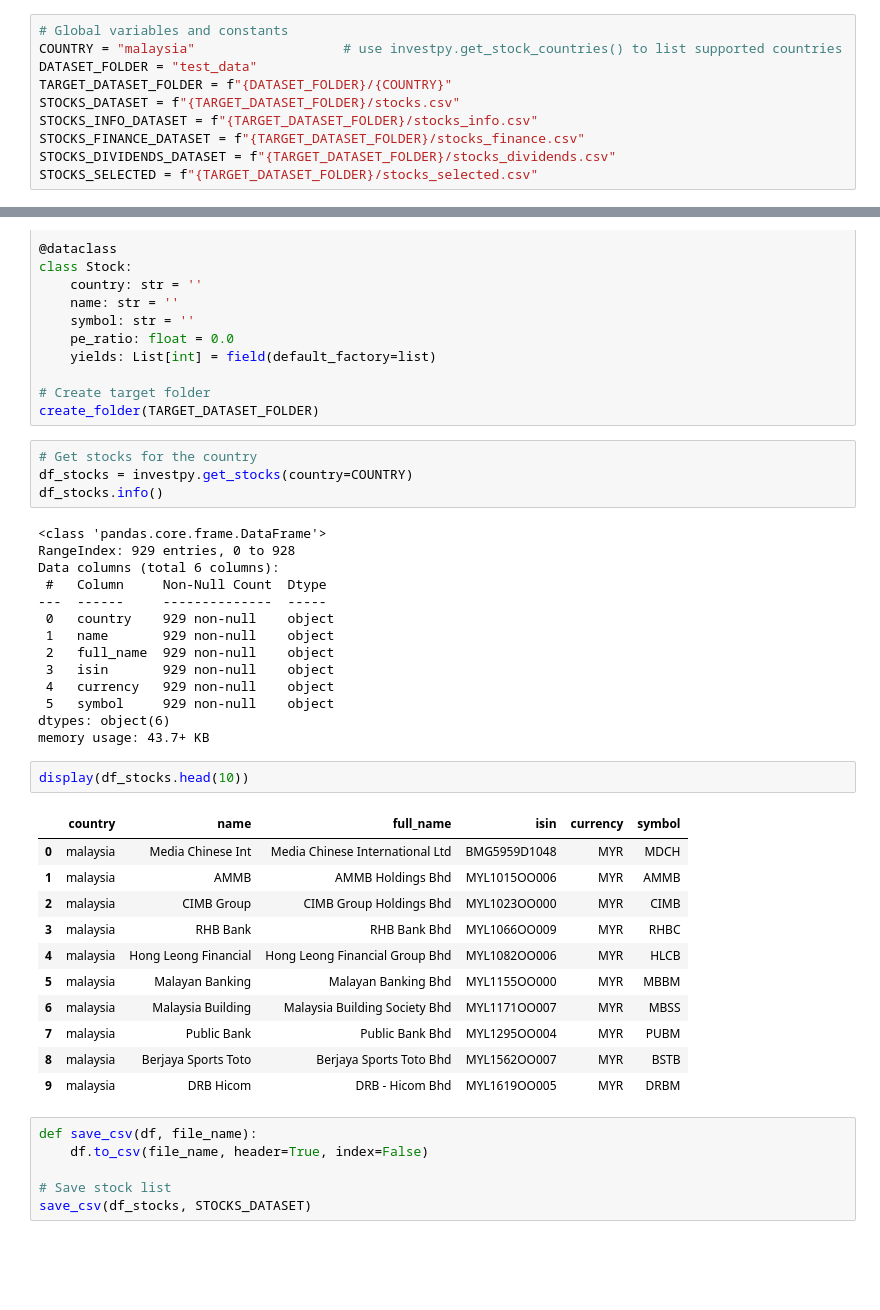
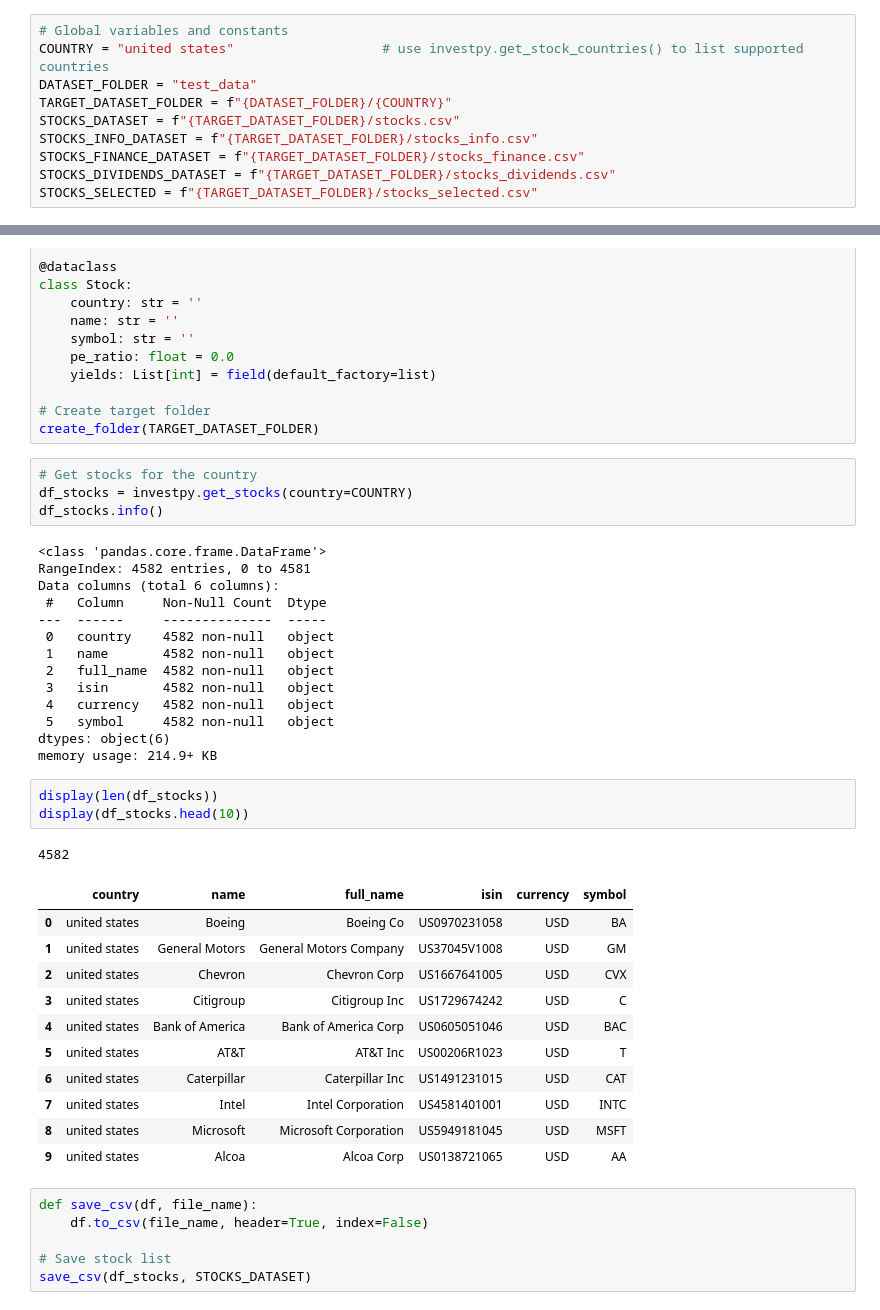
Before and after one commit to alpha2phi/jupyter-notebooks, a Jupyter notebook: nbs/02_00_stocks_selection.ipynb, the cells around one changed output, grey strips where cells are left out. Saved outputs shown, nothing was run; the diff lists cells and outputs as text; blank space fills up the shorter version.

```diff
--- a/nbs/02_00_stocks_selection.ipynb
+++ b/nbs/02_00_stocks_selection.ipynb
@@ -25,7 +25,7 @@ from typing import List
 pd.set_option('display.max_rows', 500)
 # %%
 # Global variables and constants
-COUNTRY = "malaysia"                   # use investpy.get_stock_countries() to list supported countries
+COUNTRY = "united states"                   # use investpy.get_stock_countries() to list supported countries
 DATASET_FOLDER = "test_data"
 TARGET_DATASET_FOLDER = f"{DATASET_FOLDER}/{COUNTRY}"
 STOCKS_DATASET = f"{TARGET_DATASET_FOLDER}/stocks.csv"
@@ -60,32 +60,34 @@ df_stocks = investpy.get_stocks(country=COUNTRY)
 df_stocks.info()
 # %% [output]
 <class 'pandas.core.frame.DataFrame'>
-RangeIndex: 929 entries, 0 to 928
+RangeIndex: 4582 entries, 0 to 4581
 Data columns (total 6 columns):
  #   Column     Non-Null Count  Dtype
 ---  ------     --------------  -----
- 0   country    929 non-null    object
- 1   name       929 non-null    object
- 2   full_name  929 non-null    object
- 3   isin       929 non-null    object
- 4   currency   929 non-null    object
- 5   symbol     929 non-null    object
+ 0   country    4582 non-null   object
+ 1   name       4582 non-null   object
+ 2   full_name  4582 non-null   object
+ 3   isin       4582 non-null   object
+ 4   currency   4582 non-null   object
+ 5   symbol     4582 non-null   object
 dtypes: object(6)
-memory usage: 43.7+ KB
+memory usage: 214.9+ KB
 # %%
+display(len(df_stocks))
 display(df_stocks.head(10))
 # %% [output]
+4582
 |  | country | name | full_name | isin | currency | symbol |
-| 0 | malaysia | Media Chinese Int | Media Chinese International Ltd | BMG5959D1048 | MYR | MDCH |
-| 1 | malaysia | AMMB | AMMB Holdings Bhd | MYL1015OO006 | MYR | AMMB |
-| 2 | malaysia | CIMB Group | CIMB Group Holdings Bhd | MYL1023OO000 | MYR | CIMB |
-| 3 | malaysia | RHB Bank | RHB Bank Bhd | MYL1066OO009 | MYR | RHBC |
-| 4 | malaysia | Hong Leong Financial | Hong Leong Financial Group Bhd | MYL1082OO006 | MYR | HLCB |
-| 5 | malaysia | Malayan Banking | Malayan Banking Bhd | MYL1155OO000 | MYR | MBBM |
-| 6 | malaysia | Malaysia Building | Malaysia Building Society Bhd | MYL1171OO007 | MYR | MBSS |
-| 7 | malaysia | Public Bank | Public Bank Bhd | MYL1295OO004 | MYR | PUBM |
-| 8 | malaysia | Berjaya Sports Toto | Berjaya Sports Toto Bhd | MYL1562OO007 | MYR | BSTB |
-| 9 | malaysia | DRB Hicom | DRB - Hicom Bhd | MYL1619OO005 | MYR | DRBM |
+| 0 | united states | Boeing | Boeing Co | US0970231058 | USD | BA |
+| 1 | united states | General Motors | General Motors Company | US37045V1008 | USD | GM |
+| 2 | united states | Chevron | Chevron Corp | US1667641005 | USD | CVX |
+| 3 | united states | Citigroup | Citigroup Inc | US1729674242 | USD | C |
+| 4 | united states | Bank of America | Bank of America Corp | US0605051046 | USD | BAC |
+| 5 | united states | AT&T | AT&T Inc | US00206R1023 | USD | T |
+| 6 | united states | Caterpillar | Caterpillar Inc | US1491231015 | USD | CAT |
+| 7 | united states | Intel | Intel Corporation | US4581401001 | USD | INTC |
+| 8 | united states | Microsoft | Microsoft Corporation | US5949181045 | USD | MSFT |
+| 9 | united states | Alcoa | Alcoa Corp | US0138721065 | USD | AA |
 # %%
 def save_csv(df, file_name):
     df.to_csv(file_name, header=True, index=False)
```
Also changed, not shown: parts of 3 cells of this notebook, 3 other files.
